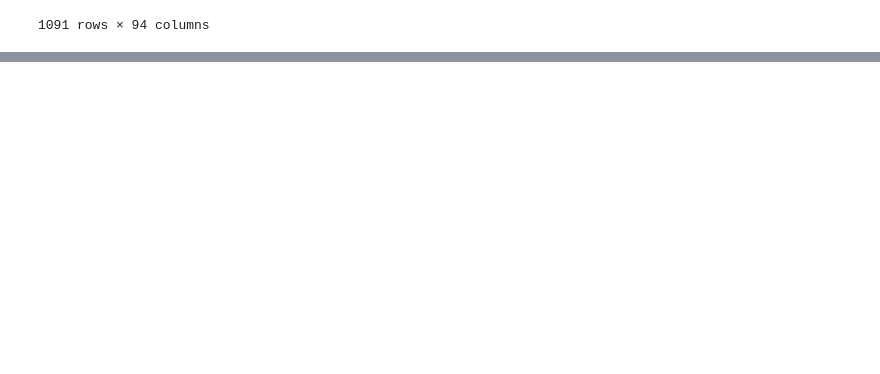
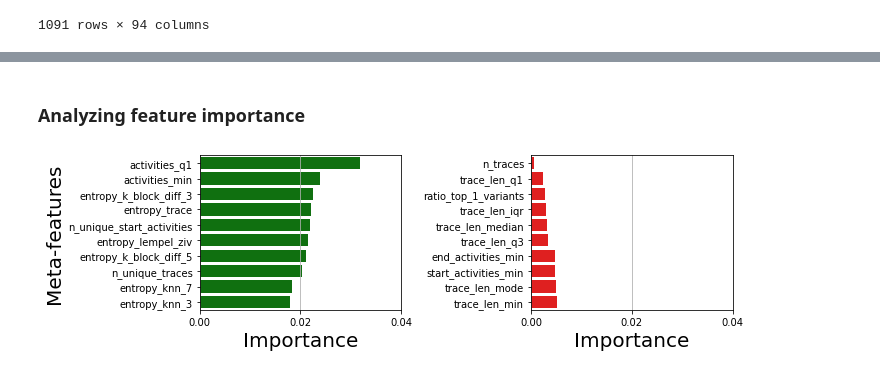
Before and after one commit to gbrltv/process_meta_learning, a Jupyter notebook: evaluation.ipynb, the cells around one changed output, grey strips where cells are left out. Saved outputs shown, nothing was run; the diff lists cells and outputs as text; code cells hidden in the pictures; blank space fills up the shorter version.

```diff
--- a/evaluation.ipynb
+++ b/evaluation.ipynb
@@ -29,0 +219,38 @@ df
+# %% [markdown]
+### Analyzing feature importance
+# %%
+X = meta_database.drop(["log", "variant"], axis=1)
+y = meta_database["variant"].astype("category").cat.codes
+
+
+rf = RandomForestClassifier(random_state=43)
+rf.fit(X, y)
+
+importances = pd.DataFrame(rf.feature_importances_)
+importances = pd.concat([pd.DataFrame(X.columns),importances], axis=1)
+importances.columns = ["Feature", "Importance"]
+
+importances_top = importances.sort_values("Importance", ascending=False)
+importances_bottom = importances.sort_values("Importance", ascending=True)
+
+
+fig, axs = plt.subplots(ncols=2, figsize=(10, 3))
+
+# Top 10 most important features
+sns.barplot(ax=axs[0], x="Importance", y="Feature", data=importances_top[:10], color="g", orient="h")
+axs[0].set_xlabel("Importance", fontsize=20)
+axs[0].set_ylabel("Meta-features", fontsize=20)
+axs[0].set_xticks([0, 0.02, 0.04])
+axs[0].xaxis.grid(True)
+
+
+# Bottom 10 lowest important features
+sns.barplot(ax=axs[1], x="Importance", y="Feature", data=importances_bottom[:10], color="r", orient="h")
+axs[1].set_xlabel("Importance", fontsize=20)
+axs[1].set_ylabel("")
+axs[1].set_xticks([0, 0.02, 0.04])
+axs[1].xaxis.grid(True)
+
+plt.tight_layout()
+# %% [output]
+[figure, added]
```
Also changed, not shown: parts of 25 cells of this notebook.
